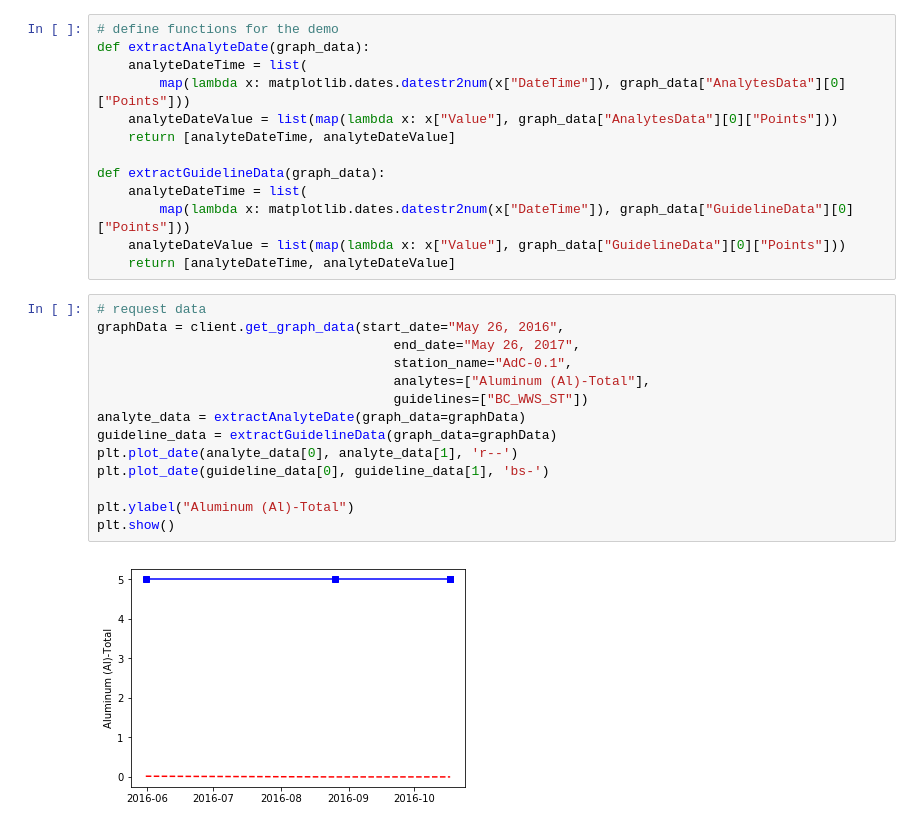
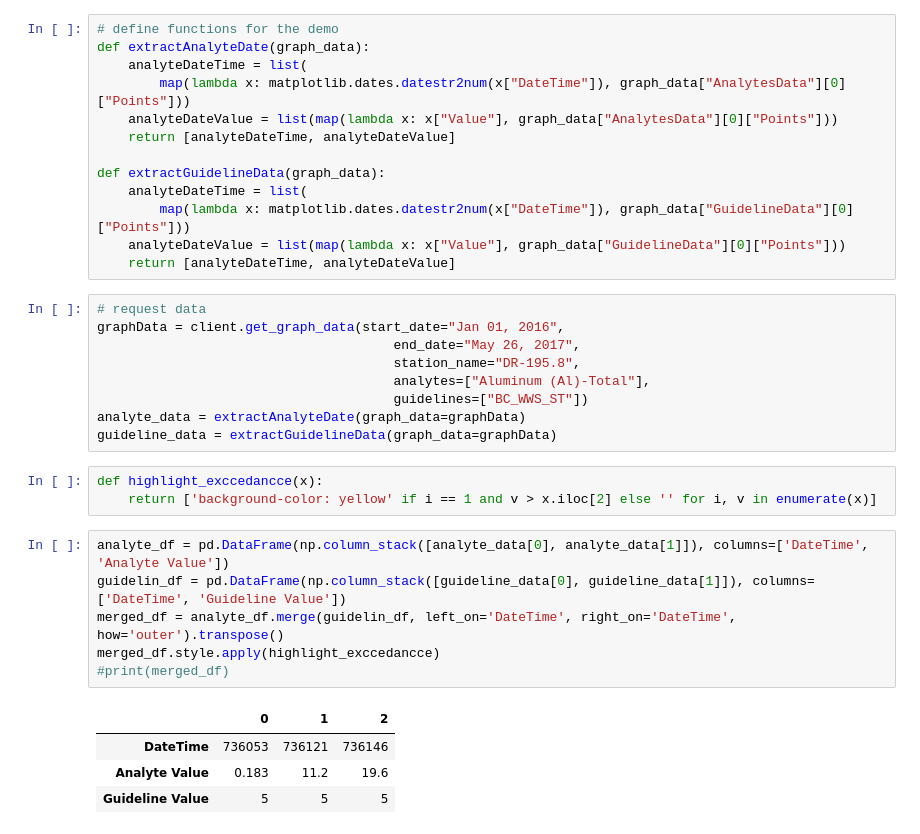
Before and after one commit to daniellu/WRD_Client, a Jupyter notebook: Python/WRD+Python+Demo.ipynb, the cells around one changed output. Saved outputs shown, nothing was run; the diff lists cells and outputs as text.

```diff
--- a/Python/WRD+Python+Demo.ipynb
+++ b/Python/WRD+Python+Demo.ipynb
@@ -115,17 +116,24 @@ def extractGuidelineData(graph_data):
     return [analyteDateTime, analyteDateValue]
 # %%
 # request data
-graphData = client.get_graph_data(start_date="May 26, 2016",
+graphData = client.get_graph_data(start_date="Jan 01, 2016",
                                       end_date="May 26, 2017",
-                                      station_name="AdC-0.1",
+                                      station_name="DR-195.8",
                                       analytes=["Aluminum (Al)-Total"],
                                       guidelines=["BC_WWS_ST"])
 analyte_data = extractAnalyteDate(graph_data=graphData)
 guideline_data = extractGuidelineData(graph_data=graphData)
-plt.plot_date(analyte_data[0], analyte_data[1], 'r--')
-plt.plot_date(guideline_data[0], guideline_data[1], 'bs-')
-
-plt.ylabel("Aluminum (Al)-Total")
-plt.show()
-# %% [output]
-[figure, removed]
+# %%
+def highlight_exccedancce(x):
+    return ['background-color: yellow' if i == 1 and v > x.iloc[2] else '' for i, v in enumerate(x)]
+# %%
+analyte_df = pd.DataFrame(np.column_stack([analyte_data[0], analyte_data[1]]), columns=['DateTime', 'Analyte Value'])
+guidelin_df = pd.DataFrame(np.column_stack([guideline_data[0], guideline_data[1]]), columns=['DateTime', 'Guideline Value'])
+merged_df = analyte_df.merge(guidelin_df, left_on='DateTime', right_on='DateTime', how='outer').transpose()
+merged_df.style.apply(highlight_exccedancce)
+#print(merged_df)
+# %% [output]
+|  | 0 | 1 | 2 |
+| DateTime | 736053 | 736121 | 736146 |
+| Analyte Value | 0.183 | 11.2 | 19.6 |
+| Guideline Value | 5 | 5 | 5 |
```
Also changed, not shown: parts of 3 cells of this notebook.
